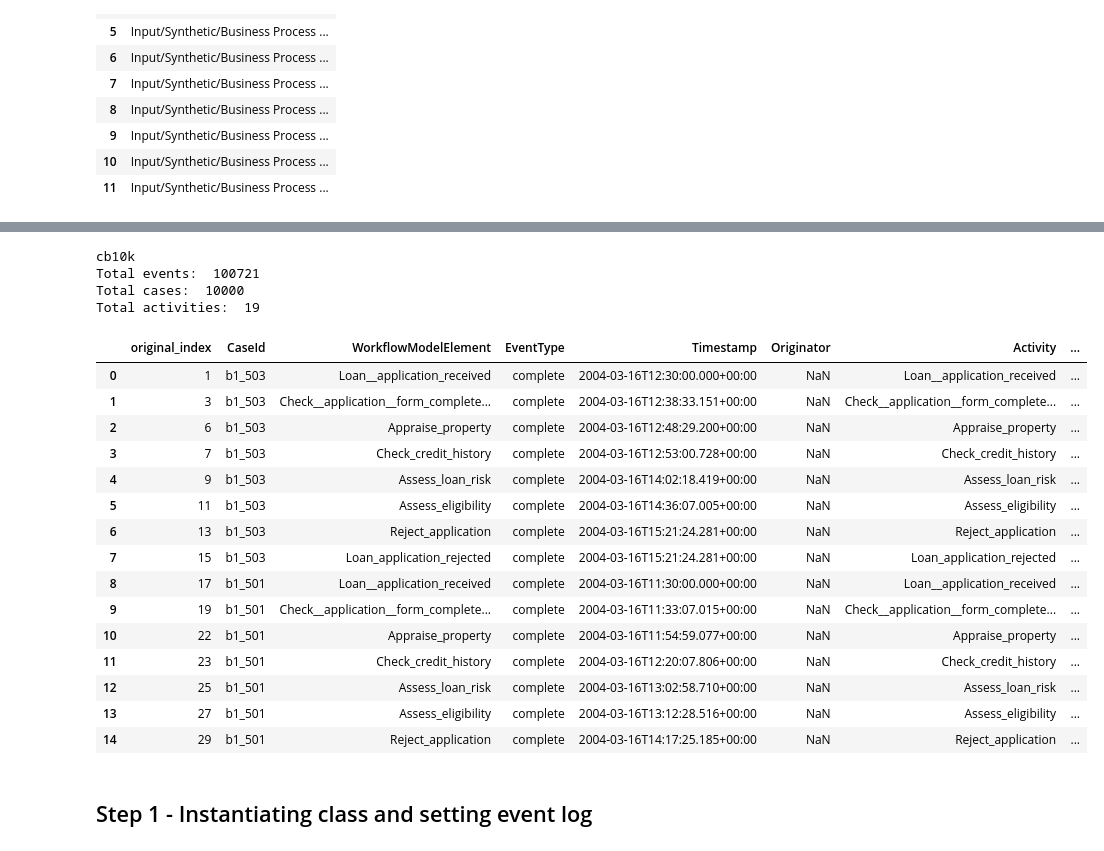
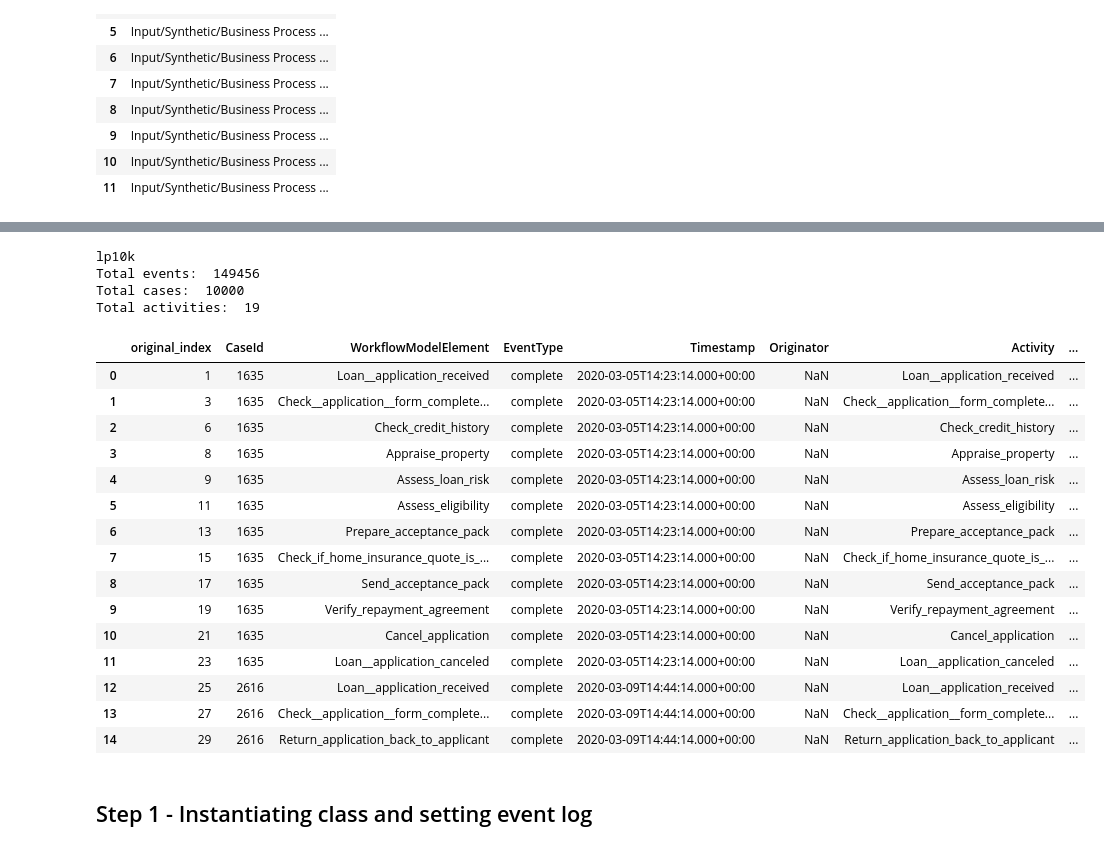
Before and after one commit to AC-Meira/Transition_Matrix_Process_Drift, a Jupyter notebook: Demonstration - Business Process Drift - (Maaradji - Fast).ipynb, the cells around one changed output, grey strips where cells are left out. Cells and saved outputs as stored; diff of their text form; code cells hidden in the pictures.

```diff
--- a/Demonstration - Business Process Drift - (Maaradji - Fast).ipynb
+++ b/Demonstration - Business Process Drift - (Maaradji - Fast).ipynb
@@ -68,51 +71,51 @@ How many logs?  12
 <!-- ![Alt text](../Images/Concept_drift_firstcycle_steps_eng.png "General steps") -->
 # %%
 # Loading first event log
-log_path = logs_path[0]
+log_path = logs_path[6]
 print(log_path.split("\\")[-1].split(".")[0])
 event_log = TMPD_utils.parse_mxml(log_path)
 
 # This is a specifc step for this event log that separates in different rows the start and end of an activity. As we will only use one timestamp, we are filtering only the row representing the end of an activity.
 event_log = event_log[event_log.EventType == "complete"]
 
 # Save original event index
 event_log = event_log.reset_index(names='original_index')
 
 # Create an id based on the order of the event in the raw event log
 event_log["Event_order_id"] = event_log.index
 
 # This is a specifc step for this event log, because it have duplicated case ids. So we create a new case id.
 event_log["Trace_order"] = TMPD_utils.cumulative_counting(event_log["CaseId"])
 
 # # Add a Start and End activities case it doesn't have
 # event_log = TMPD_utils.add_start_end_activities(event_log=event_log, case_id_col="Trace_order", activity_col="Activity", timestamp_col="Timestamp")
 
 # Showing loaded event log
 print("Total events: ", len(event_log))
 print("Total cases: ", len(event_log.groupby('CaseId')))
 print("Total activities: ", len(event_log.groupby('Activity')))
 event_log.head(15)
 # %% [output]
-cb10k
-Total events:  100721
+lp10k
+Total events:  149456
 Total cases:  10000
 Total activities:  19
 |  | original_index | CaseId | WorkflowModelElement | EventType | Timestamp | Originator | Activity | ... |
-| 0 | 1 | b1_503 | Loan__application_received | complete | 2004-03-16T12:30:00.000+00:00 | NaN | Loan__application_received | ... |
-| 1 | 3 | b1_503 | Check__application__form_complete... | complete | 2004-03-16T12:38:33.151+00:00 | NaN | Check__application__form_complete... | ... |
-| 2 | 6 | b1_503 | Appraise_property | complete | 2004-03-16T12:48:29.200+00:00 | NaN | Appraise_property | ... |
-| 3 | 7 | b1_503 | Check_credit_history | complete | 2004-03-16T12:53:00.728+00:00 | NaN | Check_credit_history | ... |
-| 4 | 9 | b1_503 | Assess_loan_risk | complete | 2004-03-16T14:02:18.419+00:00 | NaN | Assess_loan_risk | ... |
-| 5 | 11 | b1_503 | Assess_eligibility | complete | 2004-03-16T14:36:07.005+00:00 | NaN | Assess_eligibility | ... |
-| 6 | 13 | b1_503 | Reject_application | complete | 2004-03-16T15:21:24.281+00:00 | NaN | Reject_application | ... |
-| 7 | 15 | b1_503 | Loan_application_rejected | complete | 2004-03-16T15:21:24.281+00:00 | NaN | Loan_application_rejected | ... |
-| 8 | 17 | b1_501 | Loan__application_received | complete | 2004-03-16T11:30:00.000+00:00 | NaN | Loan__application_received | ... |
-| 9 | 19 | b1_501 | Check__application__form_complete... | complete | 2004-03-16T11:33:07.015+00:00 | NaN | Check__application__form_complete... | ... |
-| 10 | 22 | b1_501 | Appraise_property | complete | 2004-03-16T11:54:59.077+00:00 | NaN | Appraise_property | ... |
-| 11 | 23 | b1_501 | Check_credit_history | complete | 2004-03-16T12:20:07.806+00:00 | NaN | Check_credit_history | ... |
-| 12 | 25 | b1_501 | Assess_loan_risk | complete | 2004-03-16T13:02:58.710+00:00 | NaN | Assess_loan_risk | ... |
-| 13 | 27 | b1_501 | Assess_eligibility | complete | 2004-03-16T13:12:28.516+00:00 | NaN | Assess_eligibility | ... |
-| 14 | 29 | b1_501 | Reject_application | complete | 2004-03-16T14:17:25.185+00:00 | NaN | Reject_application | ... |
+| 0 | 1 | 1635 | Loan__application_received | complete | 2020-03-05T14:23:14.000+00:00 | NaN | Loan__application_received | ... |
+| 1 | 3 | 1635 | Check__application__form_complete... | complete | 2020-03-05T14:23:14.000+00:00 | NaN | Check__application__form_complete... | ... |
+| 2 | 6 | 1635 | Check_credit_history | complete | 2020-03-05T14:23:14.000+00:00 | NaN | Check_credit_history | ... |
+| 3 | 8 | 1635 | Appraise_property | complete | 2020-03-05T14:23:14.000+00:00 | NaN | Appraise_property | ... |
+| 4 | 9 | 1635 | Assess_loan_risk | complete | 2020-03-05T14:23:14.000+00:00 | NaN | Assess_loan_risk | ... |
+| 5 | 11 | 1635 | Assess_eligibility | complete | 2020-03-05T14:23:14.000+00:00 | NaN | Assess_eligibility | ... |
+| 6 | 13 | 1635 | Prepare_acceptance_pack | complete | 2020-03-05T14:23:14.000+00:00 | NaN | Prepare_acceptance_pack | ... |
+| 7 | 15 | 1635 | Check_if_home_insurance_quote_is_... | complete | 2020-03-05T14:23:14.000+00:00 | NaN | Check_if_home_insurance_quote_is_... | ... |
+| 8 | 17 | 1635 | Send_acceptance_pack | complete | 2020-03-05T14:23:14.000+00:00 | NaN | Send_acceptance_pack | ... |
+| 9 | 19 | 1635 | Verify_repayment_agreement | complete | 2020-03-05T14:23:14.000+00:00 | NaN | Verify_repayment_agreement | ... |
+| 10 | 21 | 1635 | Cancel_application | complete | 2020-03-05T14:23:14.000+00:00 | NaN | Cancel_application | ... |
+| 11 | 23 | 1635 | Loan__application_canceled | complete | 2020-03-05T14:23:14.000+00:00 | NaN | Loan__application_canceled | ... |
+| 12 | 25 | 2616 | Loan__application_received | complete | 2020-03-09T14:44:14.000+00:00 | NaN | Loan__application_received | ... |
+| 13 | 27 | 2616 | Check__application__form_complete... | complete | 2020-03-09T14:44:14.000+00:00 | NaN | Check__application__form_complete... | ... |
+| 14 | 29 | 2616 | Return_application_back_to_applicant | complete | 2020-03-09T14:44:14.000+00:00 | NaN | Return_application_back_to_applicant | ... |
 # %% [markdown]
 ## Step 1 - Instantiating class and setting event log
 # %%
```
Also changed, not shown: parts of 16 cells of this notebook, 8 other files.
